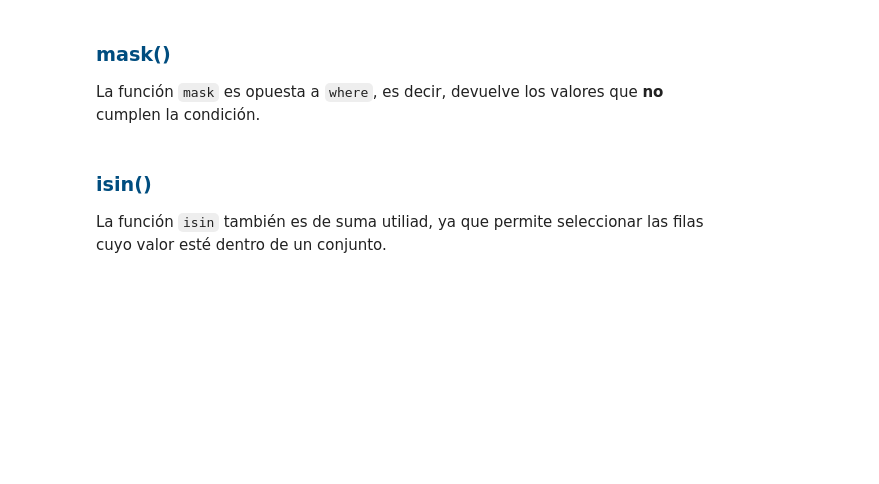
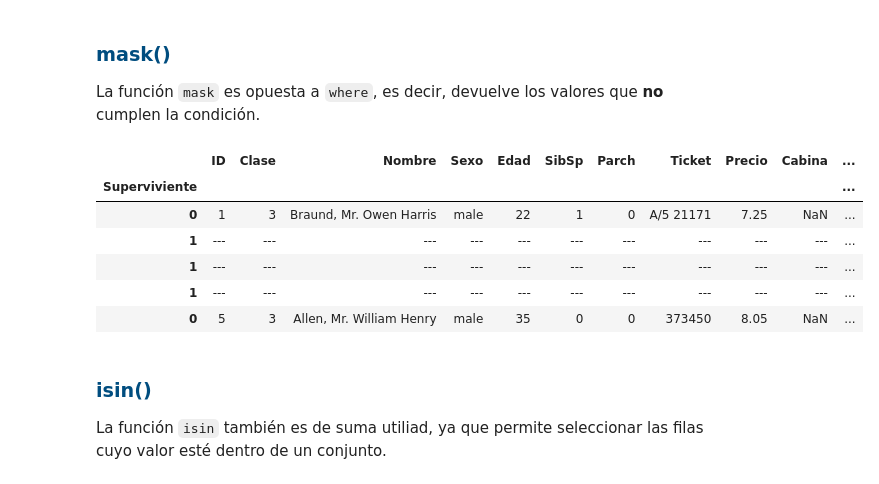
Before and after one commit to antoniojesusgil/datascienceitc, a Jupyter notebook: Lab2 Pandas/PandasII.ipynb, the cells around one changed output. Cells and saved outputs as stored; diff of their text form; code cells hidden in the pictures; blank space fills up the shorter version.

```diff
--- a/Lab2 Pandas/PandasII.ipynb
+++ b/Lab2 Pandas/PandasII.ipynb
@@ -289,6 +422,3 @@ print(df.iloc[[0,3]])
-# %%
-df_titanic = df_titanic.sort_index()
-df_titanic.loc['Ae':'Al']
 # %% [markdown]
 ---
 
@@ -532,8 +904,16 @@ adultas.head()
 
 La función `mask` es opuesta a `where`, es decir, devuelve los valores que __no__ cumplen la condición.
 # %%
-adultas = df_titanic.mask((df_titanic['Edad']<18) | (df_titanic['Sexo']=='male'),'---')
+adultas = df_titanic.mask((df_titanic['Edad']<18) | (df_titanic['Sexo']=='female'),'---')
 adultas.head()
+# %% [output]
+|  | ID | Clase | Nombre | Sexo | Edad | SibSp | Parch | Ticket | Precio | Cabina | ... |
+| Superviviente |  |  |  |  |  |  |  |  |  |  | ... |
+| 0 | 1 | 3 | Braund, Mr. Owen Harris | male | 22 | 1 | 0 | A/5 21171 | 7.25 | NaN | ... |
+| 1 | --- | --- | --- | --- | --- | --- | --- | --- | --- | --- | ... |
+| 1 | --- | --- | --- | --- | --- | --- | --- | --- | --- | --- | ... |
+| 1 | --- | --- | --- | --- | --- | --- | --- | --- | --- | --- | ... |
+| 0 | 5 | 3 | Allen, Mr. William Henry | male | 35 | 0 | 0 | 373450 | 8.05 | NaN | ... |
 # %% [markdown]
 ### <font color="#004D7F" face="monospace"> isin() </font>
 
```
Also changed, not shown: parts of 77 cells of this notebook, 3 other files.
